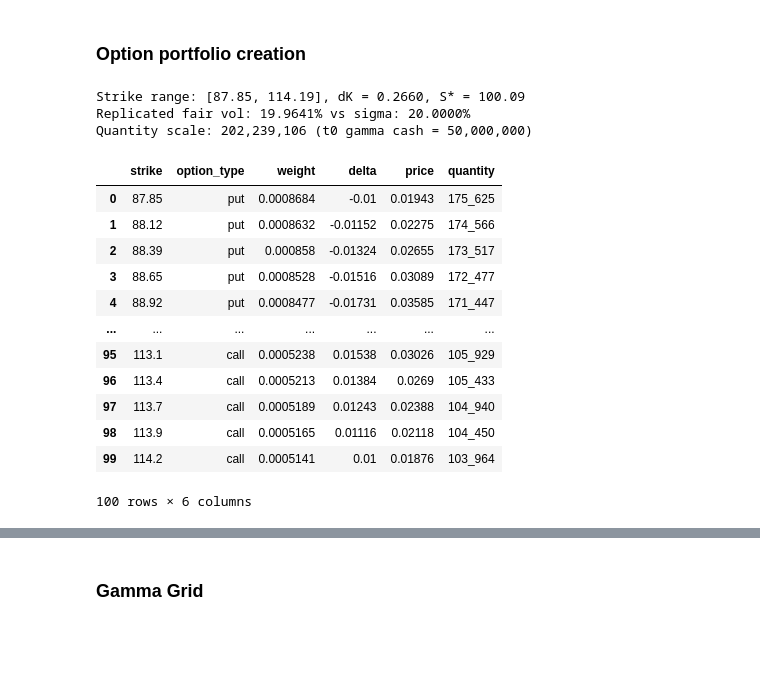
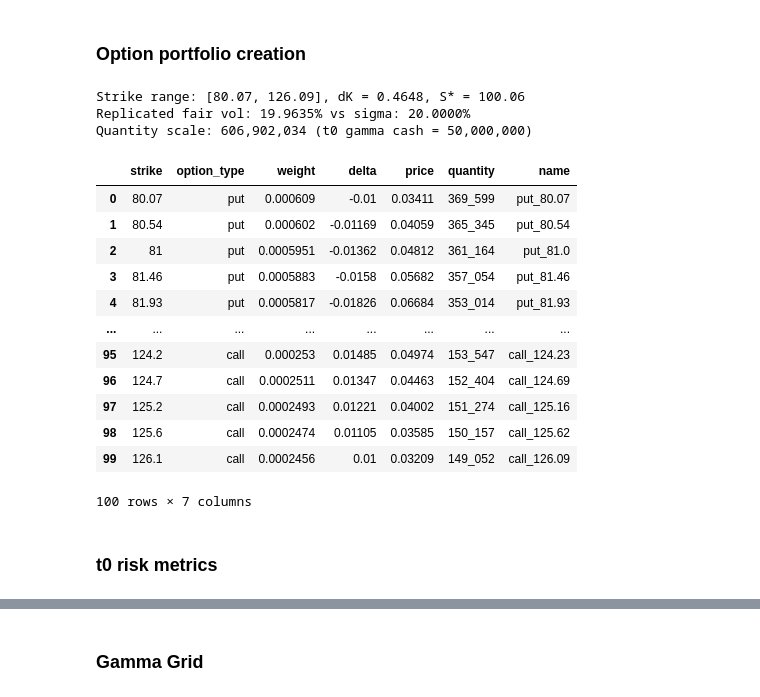
Before and after one commit to kevinlaventure/python_code, a Jupyter notebook: strike_reduction.ipynb, the cells around one changed output, grey strips where cells are left out. Drawn from its saved outputs; the diff is of its cells as text; code cells hidden in the pictures; blank space fills up the shorter version.

```diff
--- a/strike_reduction.ipynb
+++ b/strike_reduction.ipynb
@@ -29,8 +32,7 @@ from python_module.pricing_model import BSMModel, MultiAssetBSMModel, SABRModel
 # %%
 # Pricing parameters
 S0 = 100.0                                  # spot
-K = 100.0                                   # strike
-T = 20 / 252                                # maturity (years)
+T = 60 / 252                                # maturity (years)
 r = 0.00                                    # risk-free rate
 sigma = 0.20                                # volatility
 
@@ -47,8 +49,11 @@ upper_bound_delta = 0.01                    # upper delta strike to be included
 t0_gamma_cash = 50_000_000
 
 # Strike reduction parameters
-n_selected_options = 10                     # max number of options kept by the lasso
-train_fraction = 0.7                        # share of paths used to fit, the rest is out-of-sample
+n_selected_options = 10                     # number of options kept by the reduction
+
+# Risk constraints on (reduced - full portfolio) at t0
+slide_shocks = [-0.05, -0.10]               # spot shocks of the delta hedged slides, each slide difference must be >= 0
+vega_tolerance = 0.05                       # max relative vega difference vs the full portfolio
 # %% [markdown]
 ### Option portfolio creation
 # %%
@@ -80,46 +85,60 @@ weights = np.diff(slopes)                                   # ~ 2 * dK / (T * K^
 portfolio = pd.DataFrame({
     "strike": strikes,
     "option_type": np.where(strikes < S_star, "put", "call"),
     "weight": weights,
 })
 portfolio["delta"] = [
     BSMModel.compute_option_with_forward(F0, k, T, r, sigma, o, compute_greeks=True)["delta"]
     for k, o in zip(portfolio["strike"], portfolio["option_type"])
 ]
 portfolio["price"] = [
     BSMModel.compute_option_with_forward(F0, k, T, r, sigma, o)
     for k, o in zip(portfolio["strike"], portfolio["option_type"])
 ]
 
 # Scale the unit replication weights so the portfolio gamma cash (Gamma * S^2 / 100) at t0 and S0 equals t0_gamma_cash
 unit_gamma = BSMModel.compute_option_with_forward(F0, strikes, T, r, sigma, "call", compute_greeks=True)["gamma"]
 unit_gamma_cash = (weights * unit_gamma).sum() * np.exp(2 * r * T) * S0 ** 2 / 100
 scale = t0_gamma_cash / unit_gamma_cash
 portfolio["quantity"] = portfolio["weight"] * scale
+portfolio["name"] = portfolio["option_type"] + "_" + portfolio["strike"].round(2).astype(str)
+
+# Array views of the portfolio used by all the following sections
+option_names = portfolio["name"].tolist()
+is_call = (portfolio["option_type"] == "call").to_numpy()
+quantities = portfolio["quantity"].to_numpy()
+positions = portfolio.set_index("name")[["strike", "option_type", "quantity"]]
+
+def intrinsic_values(spots):
+    """Unit payoff at expiry of each option for each spot: shape (n_spots, n_options)."""
+    spots = np.asarray(spots)[:, None]
+    return np.where(is_call, np.maximum(spots - strikes, 0.0), np.maximum(strikes - spots, 0.0))
 
 # Sanity check: fair variance implied by the replicating portfolio vs sigma^2.
 # Holding only a call at S_star (instead of put + call) shifts the payoff by the linear term -slope_left * (S - S_star).
 slope_left_star = slopes[np.searchsorted(nodes, S_star) - 1]
 expected_log_contract = (portfolio["weight"] * portfolio["price"]).sum() / discount + slope_left_star * (F0 - S_star)
 fair_variance = 2 / T * (r * T - (F0 / S_star - 1) - np.log(S_star / S0)) + expected_log_contract
 print(f"Strike range: [{K_lower:.2f}, {K_upper:.2f}], dK = {dK:.4f}, S* = {S_star:.2f}")
 print(f"Replicated fair vol: {np.sqrt(fair_variance):.4%} vs sigma: {sigma:.4%}")
 print(f"Quantity scale: {scale:,.0f} (t0 gamma cash = {t0_gamma_cash:,.0f})")
 display(portfolio)
 # %% [output]
-Strike range: [87.85, 114.19], dK = 0.2660, S* = 100.09
-Replicated fair vol: 19.9641% vs sigma: 20.0000%
-Quantity scale: 202,239,106 (t0 gamma cash = 50,000,000)
+Strike range: [80.07, 126.09], dK = 0.4648, S* = 100.06
+Replicated fair vol: 19.9635% vs sigma: 20.0000%
+Quantity scale: 606,902,034 (t0 gamma cash = 50,000,000)
-|  | strike | option_type | weight | delta | price | quantity |
-| 0 | 87.85 | put | 0.0008684 | -0.01 | 0.01943 | 175_625 |
-| 1 | 88.12 | put | 0.0008632 | -0.01152 | 0.02275 | 174_566 |
-| 2 | 88.39 | put | 0.000858 | -0.01324 | 0.02655 | 173_517 |
-| 3 | 88.65 | put | 0.0008528 | -0.01516 | 0.03089 | 172_477 |
-| 4 | 88.92 | put | 0.0008477 | -0.01731 | 0.03585 | 171_447 |
-| ... | ... | ... | ... | ... | ... | ... |
-| 95 | 113.1 | call | 0.0005238 | 0.01538 | 0.03026 | 105_929 |
-| 96 | 113.4 | call | 0.0005213 | 0.01384 | 0.0269 | 105_433 |
-| 97 | 113.7 | call | 0.0005189 | 0.01243 | 0.02388 | 104_940 |
-| 98 | 113.9 | call | 0.0005165 | 0.01116 | 0.02118 | 104_450 |
-| 99 | 114.2 | call | 0.0005141 | 0.01 | 0.01876 | 103_964 |
+|  | strike | option_type | weight | delta | price | quantity | name |
+| 0 | 80.07 | put | 0.000609 | -0.01 | 0.03411 | 369_599 | put_80.07 |
+| 1 | 80.54 | put | 0.000602 | -0.01169 | 0.04059 | 365_345 | put_80.54 |
+| 2 | 81 | put | 0.0005951 | -0.01362 | 0.04812 | 361_164 | put_81.0 |
+| 3 | 81.46 | put | 0.0005883 | -0.0158 | 0.05682 | 357_054 | put_81.46 |
+| 4 | 81.93 | put | 0.0005817 | -0.01826 | 0.06684 | 353_014 | put_81.93 |
+| ... | ... | ... | ... | ... | ... | ... | ... |
+| 95 | 124.2 | call | 0.000253 | 0.01485 | 0.04974 | 153_547 | call_124.23 |
+| 96 | 124.7 | call | 0.0002511 | 0.01347 | 0.04463 | 152_404 | call_124.69 |
+| 97 | 125.2 | call | 0.0002493 | 0.01221 | 0.04002 | 151_274 | call_125.16 |
+| 98 | 125.6 | call | 0.0002474 | 0.01105 | 0.03585 | 150_157 | call_125.62 |
+| 99 | 126.1 | call | 0.0002456 | 0.01 | 0.03209 | 149_052 | call_126.09 |
-100 rows × 6 columns
+100 rows × 7 columns
+# %% [markdown]
+### t0 risk metrics
```
Also changed, not shown: parts of 16 cells of this notebook, 2 other files.
